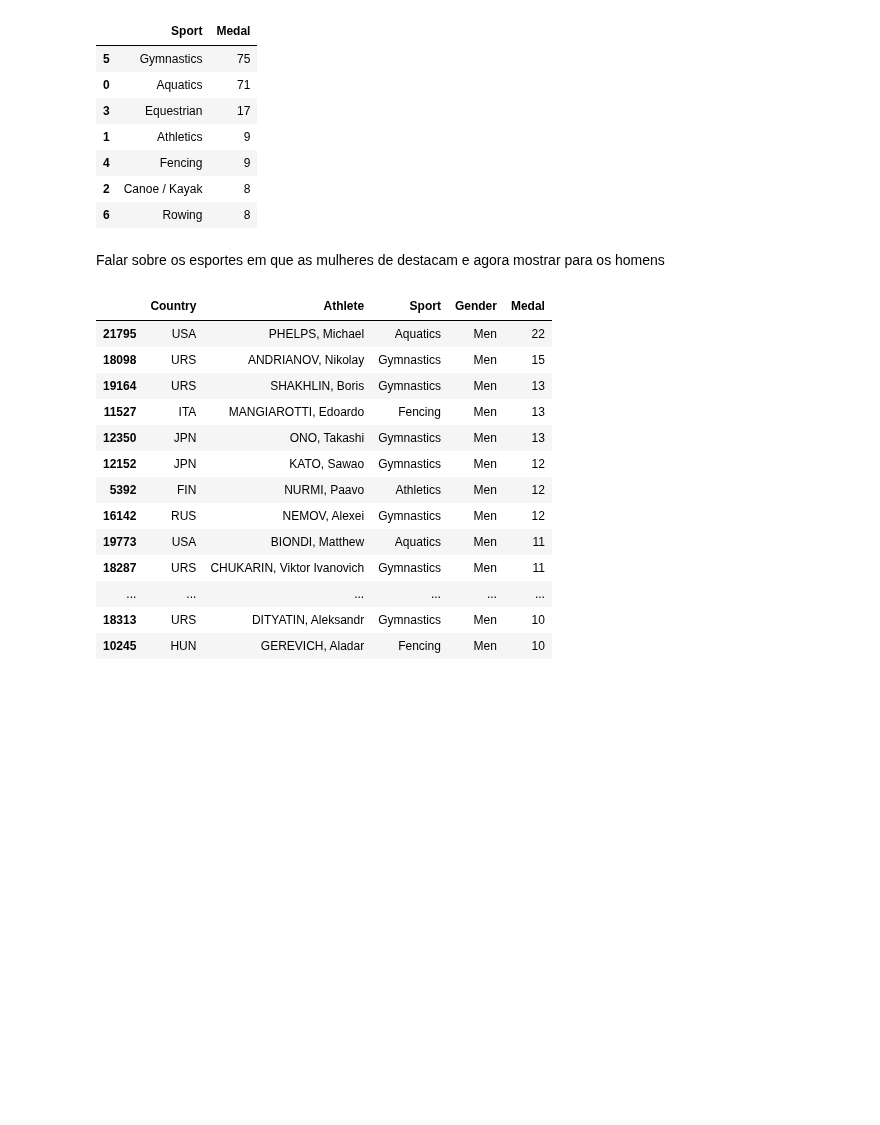
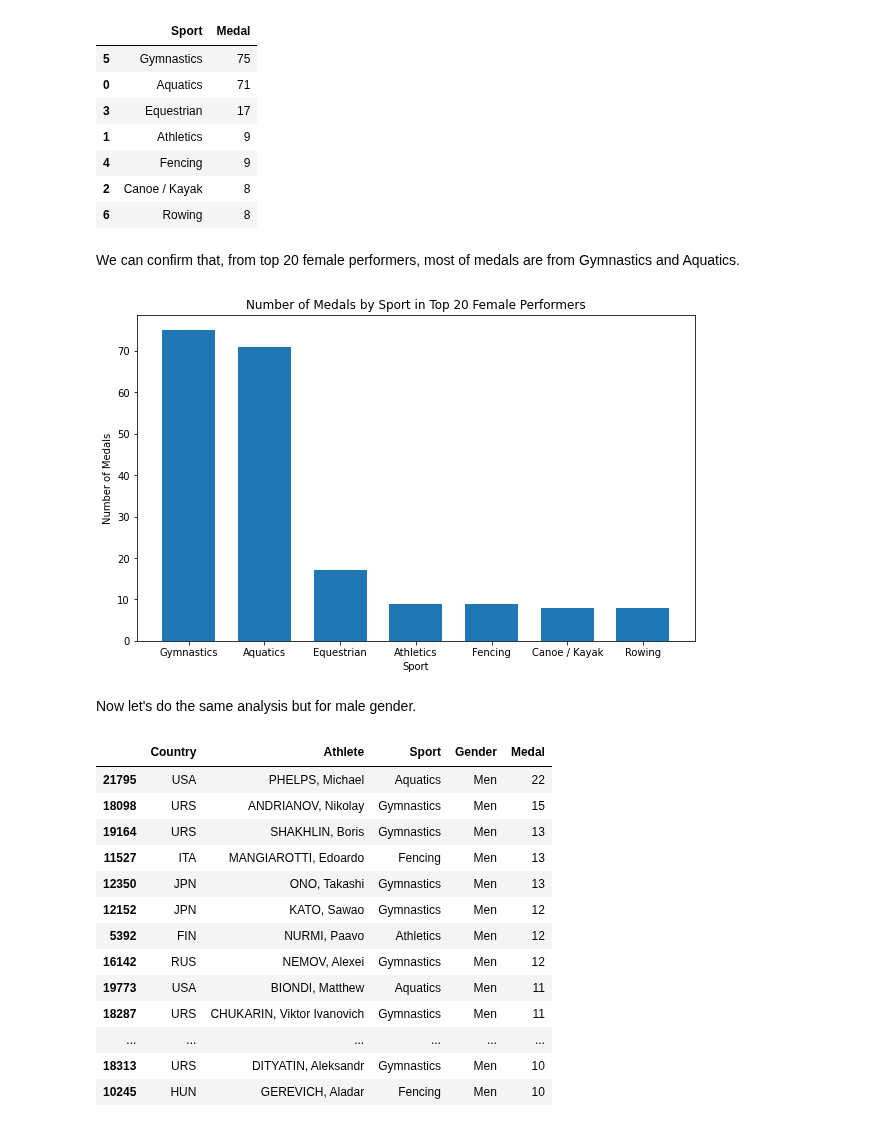
Before and after one commit to FelipeBuongermino/olympic-sports-medals, a Jupyter notebook: Olympic-analysis.ipynb, the cells around one changed output. Saved outputs shown, nothing was run; the diff lists cells and outputs as text; code cells hidden in the pictures; blank space fills up the shorter version.

```diff
--- a/Olympic-analysis.ipynb
+++ b/Olympic-analysis.ipynb
@@ -174,8 +184,19 @@ df_athletes_sp20
 | 4 | Fencing | 9 |
 | 2 | Canoe / Kayak | 8 |
 | 6 | Rowing | 8 |
+# %% [markdown]
+We can confirm that, from top 20 female performers, most of medals are from Gymnastics and Aquatics.
+# %%
+plt.figure(figsize = (10,6))
+plt.bar(df_athletes_sp20['Sport'],sorted(df_athletes_sp20['Medal'], reverse=True),width=0.7)
+plt.xlabel('Sport')
+plt.ylabel('Number of Medals')
+plt.title('Number of Medals by Sport in Top 20 Female Performers')
+plt.show()
+# %% [output]
+[figure, added]
 # %% [markdown]
-Falar sobre os esportes em que as mulheres de destacam e agora mostrar para os homens
+Now let's do the same analysis but for male gender.
 # %%
 df_athletes_ml = df_athletes[df_athletes['Gender'] == 'Men']
 df_athletes_ml20 = df_athletes_ml.head(20)
```
Also changed, not shown: parts of 29 cells of this notebook.
